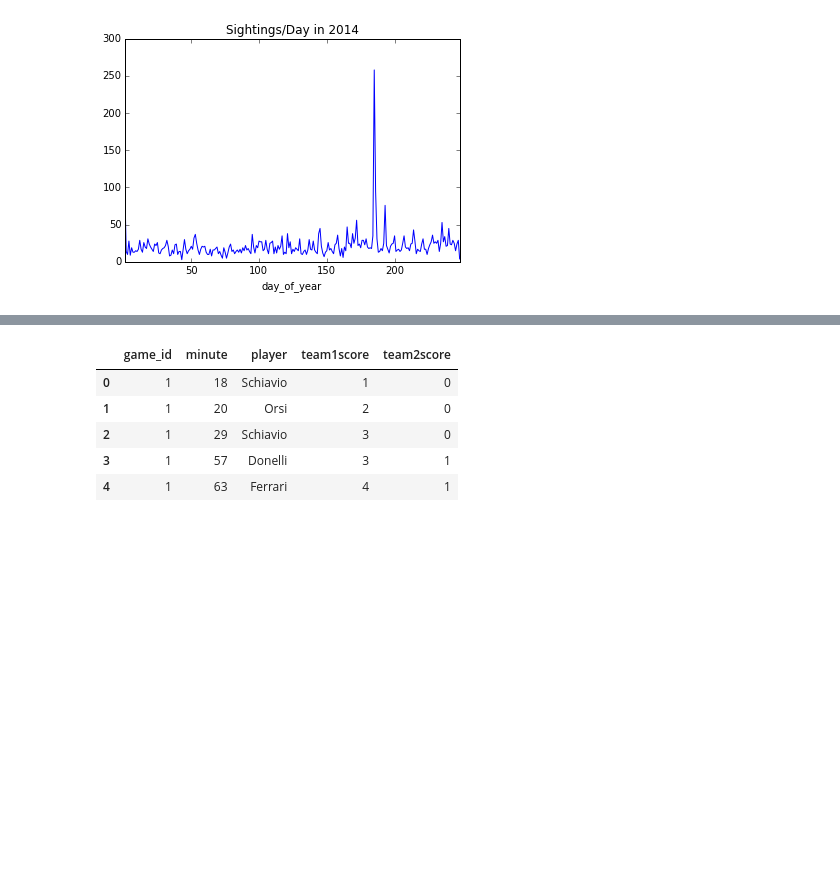
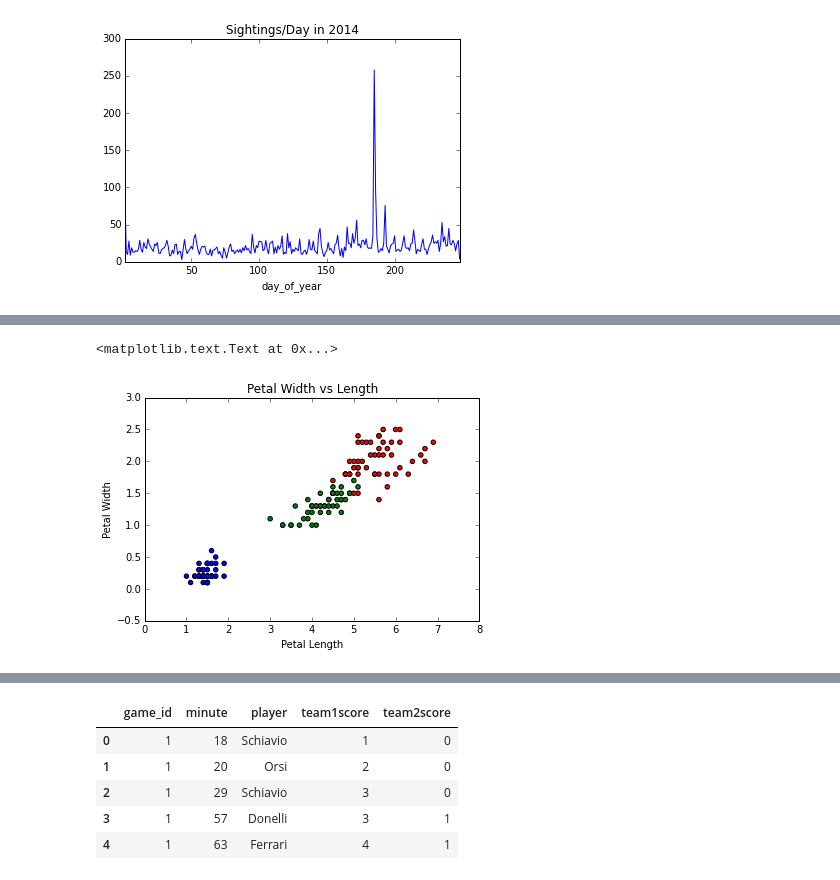
Before and after one commit to chrisabruce/sfdat22_work, a Jupyter notebook: labs/03_lab_pandas.ipynb, the cells around one changed output, grey strips where cells are left out. Cells and saved outputs as stored; diff of their text form; code cells hidden in the pictures; blank space fills up the shorter version.

```diff
--- a/labs/03_lab_pandas.ipynb
+++ b/labs/03_lab_pandas.ipynb
@@ -109,0 +142,25 @@ ufo[ufo["year"] == 2014].groupby("day_of_year").day_of_year.count().plot(title="
+# %%
+# 4. Create a scatter plot plotting petal length against petal width
+#    Use the color_flowers function to
+def color_flower(s):
+    if s == "Iris-setosa":
+        return "b"
+    elif s == "Iris-virginica":
+        return "r"
+    return "g"
+
+colors = iris.species.apply(color_flower)
+
+
+
+iris.plot(x='petal_length', y='petal_width', kind='scatter', c=colors, title="Petal Width vs Length")
+plt.xlabel('Petal Length')
+plt.ylabel('Petal Width')
+
+
+
+
+#pd.scatter_matrix(iris, c=colors)
+# %% [output]
+<matplotlib.text.Text at 0x...>
+[figure, added]
```
Also changed, not shown: parts of 17 cells of this notebook.
